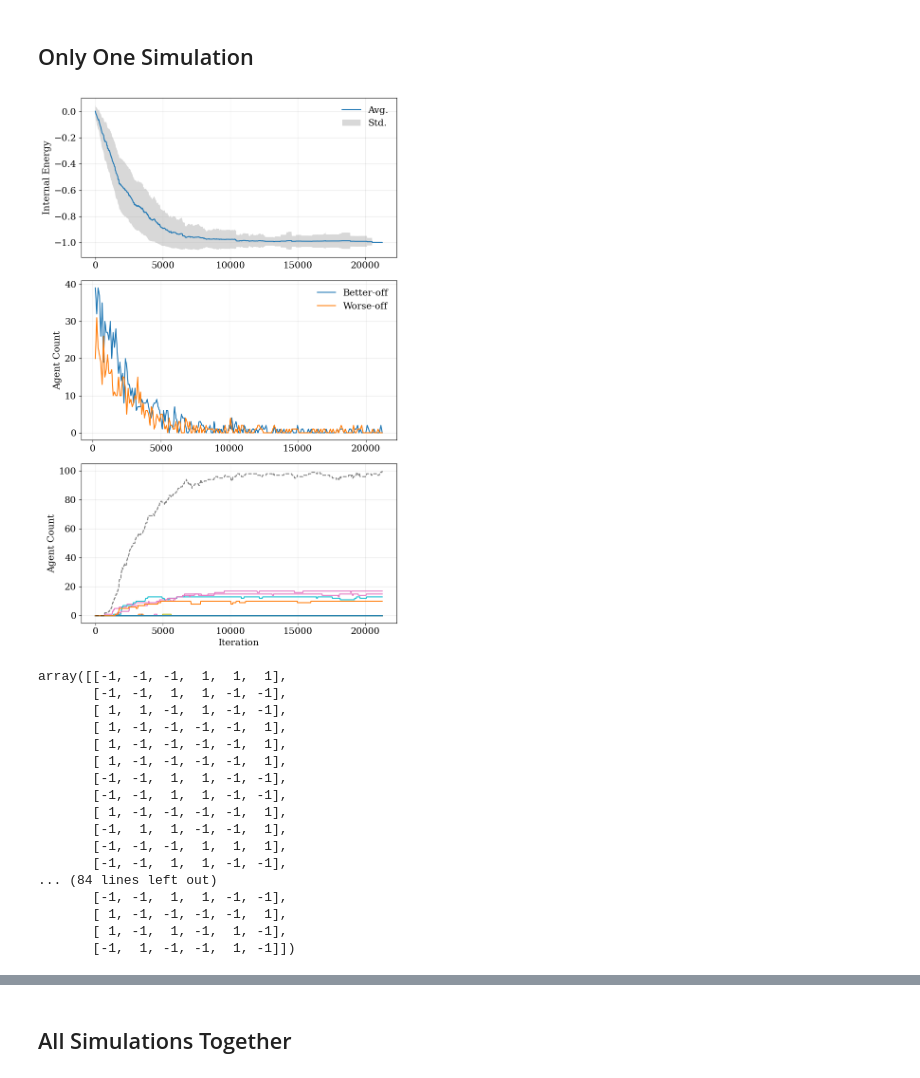
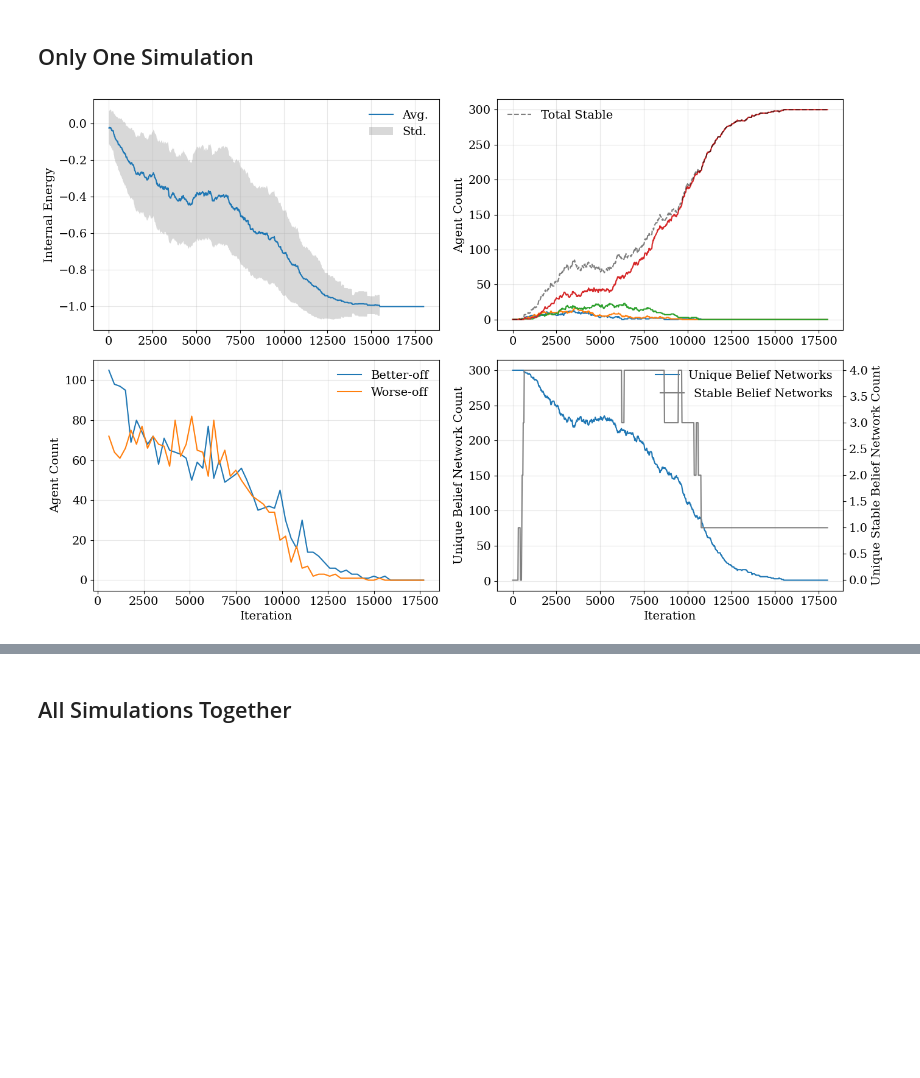
Before and after one commit to ocseckin/belief_network_extended, a Jupyter notebook: notebooks/simulations_free_interactions.ipynb, the cells around one changed output, grey strips where cells are left out. Saved outputs shown, nothing was run; the diff lists cells and outputs as text; code cells hidden in the pictures; blank space fills up the shorter version.

Commit message:
network analysis with visuals

```diff
--- a/notebooks/simulations_free_interactions.ipynb
+++ b/notebooks/simulations_free_interactions.ipynb
@@ -34,81 +37,21 @@ plt.rcParams['font.size'] = 14
 pool = mp.Pool(processes=32)
 
 simulation_count = 100
-n_nodes = 4
-N = 100
+n_nodes = 3
+N = 300
 p = .2
 params = [*zip([*range(simulation_count)], [n_nodes]*simulation_count, [N]*simulation_count, [p]*simulation_count)]
 
 results = pool.starmap(extended_model.simulate, params)
-results = {k:v for k,v in results}
+graphs = [r[1] for r in results]
+results = {sim_no:track for sim_no,track in [r[0] for r in results]}
 # %% [markdown]
 # Analysis
 # %% [markdown]
 ## Only One Simulation
-# %%
-i = 15
-track = results[i]
-
-types_of_stable = extended_model.permute_stable_networks(n_nodes)
-
-fig, axs = plt.subplots(3,1,figsize=(8,12))
-mean_values = np.array([np.mean(v['internal_energies']) for v in track.values()])
-std_values = np.array([np.std(v['internal_energies']) for v in track.values()])/2
-
-x = [*track.keys()]
-
-axs[0].plot(x, mean_values, label = 'Avg.')
-axs[0].fill_between(x, mean_values-std_values, mean_values+std_values, facecolor='gray', alpha=0.3, label = 'Std.')
-
-for sign, label in zip([-1,1], ['Better-off', 'Worse-off']):
-    axs[1].plot([k for k,v in track.items() if 'better_off' in v.keys()],
-                [sum(v['better_off']==sign) for k,v in track.items() if 'better_off' in v.keys()],
-                label=label,
-                )
-
-# Plot the number of stable agents
-for stable in types_of_stable:
-    axs[2].plot(x,
-                [sum([all(b==stable) for b in v['beliefs']]) for v in track.values()],
-                label=", ".join([str(i) for i in list(stable)]),
-                )
-axs[2].plot(x,
-            [sum(v['internal_energies']==-1) for k,v in track.items()],
-            label='Total Stable',
-            color='black',
-            linestyle='--',
-            alpha=.5)
-
-for i, ylabel in zip([0, 1, 2], ['Internal Energy', 'Agent Count', 'Agent Count']):
-    axs[i].grid(alpha=.3)
-    axs[i].set_ylabel(ylabel)
-
-    if i != 2:
-        axs[i].legend(frameon=False)
-
-axs[2].set_xlabel('Iteration')
-
-fig.tight_layout()
-fig.show()
-# %% [output]
-[figure, removed]
-# %%
-[v['beliefs'] for v in track.values()][-1]
-# %% [output]
-array([[-1, -1, -1,  1,  1,  1],
-       [-1, -1,  1,  1, -1, -1],
-       [ 1,  1, -1,  1, -1, -1],
-       [ 1, -1, -1, -1, -1,  1],
-       [ 1, -1, -1, -1, -1,  1],
-       [ 1, -1, -1, -1, -1,  1],
-       [-1, -1,  1,  1, -1, -1],
-       [-1, -1,  1,  1, -1, -1],
-       [ 1, -1, -1, -1, -1,  1],
-       [-1,  1,  1, -1, -1,  1],
-       [-1, -1, -1,  1,  1,  1],
-       [-1, -1,  1,  1, -1, -1],
-... (84 lines left out)
-       [-1, -1,  1,  1, -1, -1],
-       [ 1, -1, -1, -1, -1,  1],
-       [ 1, -1,  1, -1,  1, -1],
-       [-1,  1, -1, -1,  1, -1]])
+# %%
+i = 23
+track = results[i]
+analysis_helper.overall_analysis(n_nodes, track)
+# %% [output]
+[figure, added]
```
Also changed, not shown: parts of 5 cells of this notebook, 4 other files.
